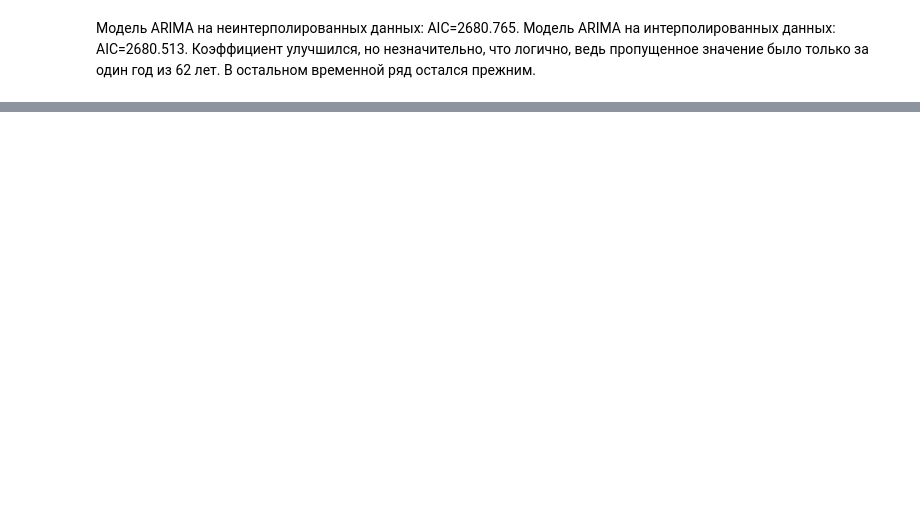
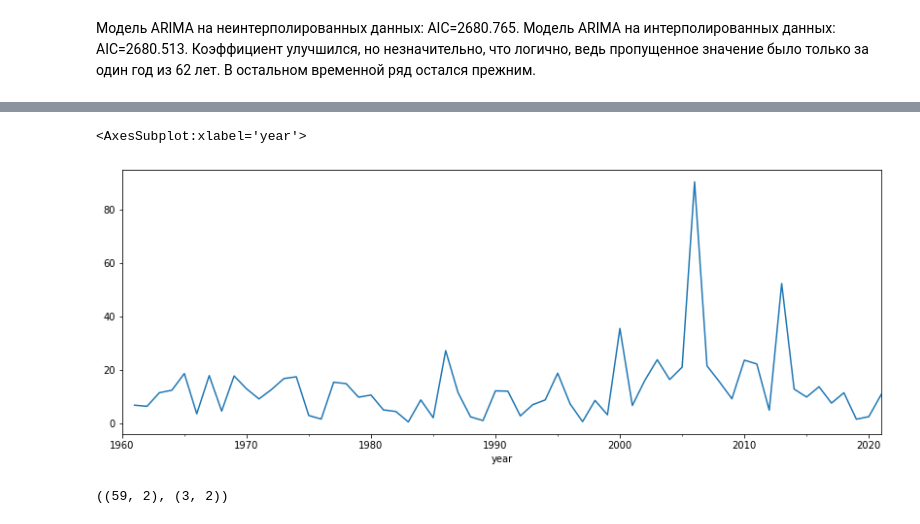
Before and after one commit to Nadarsa/sf_data_science, a Jupyter notebook: ml_in_business/project_gdp.ipynb, the cells around one changed output, grey strips where cells are left out. Saved outputs shown, nothing was run; the diff lists cells and outputs as text; code cells hidden in the pictures; blank space fills up the shorter version.

```diff
--- a/ml_in_business/project_gdp.ipynb
+++ b/ml_in_business/project_gdp.ipynb
@@ -442,0 +476,3 @@ Warnings:
+# %%
+data["GDP_vol"] = data['GDP (current US$)'].pct_change(1).mul(100).abs()
+data["GDP_vol"].head()
@@ -442,0 +487,11 @@ Warnings:
+# %%
+data["GDP_vol"].plot()
+# %% [output]
+<AxesSubplot:xlabel='year'>
+[figure, added]
+# %%
+train_df = data.loc[:"2018-01-01"]
+test_df = data.loc["2019-01-01":]
+train_df.shape, test_df.shape
+# %% [output]
+((59, 2), (3, 2))
```
Also changed, not shown: parts of 27 cells of this notebook, 2 other files.
